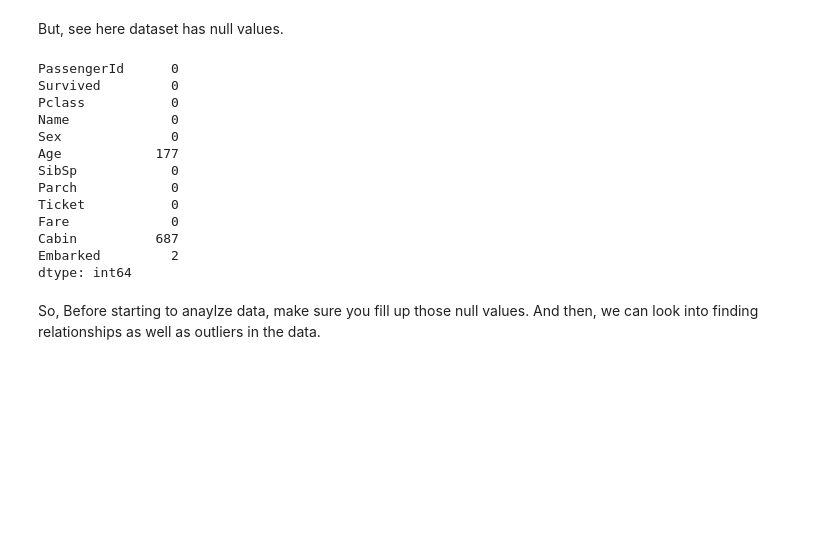
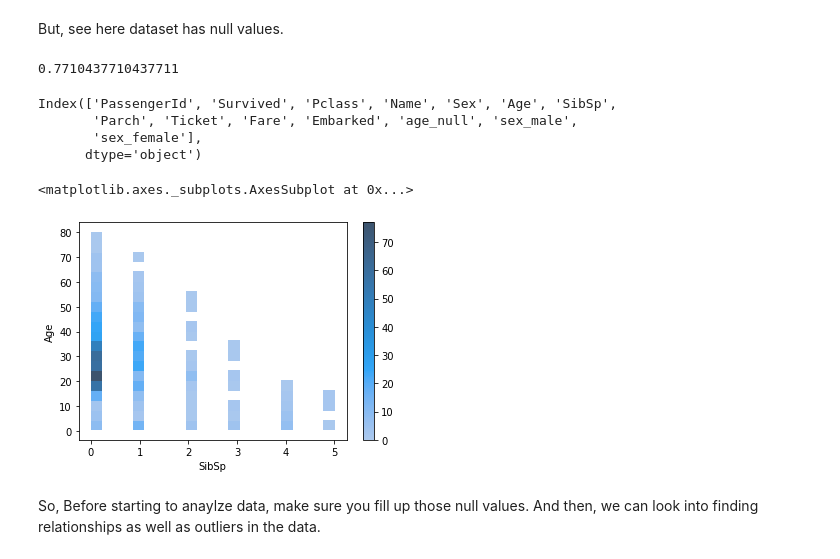
Before and after one commit to varunraj42/First_Repo, a Jupyter notebook: Feature_Engineering_MeanMedianDay_1.ipynb, the cells around one changed output. Saved outputs shown, nothing was run; the diff lists cells and outputs as text; code cells hidden in the pictures; blank space fills up the shorter version.

```diff
--- a/Feature_Engineering_MeanMedianDay_1.ipynb
+++ b/Feature_Engineering_MeanMedianDay_1.ipynb
@@ -39,22 +39,29 @@ Check the dataset, and firstly look for Categorical Variables(either in num or s
 If you've got Continuous or Linear Variables, then we can consider using seaborn to analyze the relationship between dependent Vs each independent feature using sns.pairplots. But, if you see the above data (Pclass,Sex,SibSp,Parch,Embarked and even Age are all of Categorical Varibale type) So, let's take peace with pairplots for now ;)
 # %% [markdown]
 But, see here dataset has null values.
-# %%
-titanic.isnull().sum()
-# %% [output]
-PassengerId      0
-Survived         0
-Pclass           0
-Name             0
-Sex              0
-Age            177
-SibSp            0
-Parch            0
-Ticket           0
-Fare             0
-Cabin          687
-Embarked         2
-dtype: int64
+# %%
+import numpy as np
+# titanic.isnull().sum()
+# sns.heatmap(titanic.isnull(), yticklabels=False, cbar=False, cmap='viridis')
+titanic['age_null'] = np.where(titanic['Age'].isnull(),1,0)
+titanic['cabin_null'] = np.where(titanic['Cabin'].isnull(),1,0)
+titanic['age_null'].mean()
+titanic['cabin_null'].mean()
+# %% [output]
+0.7710437710437711
+# %%
+# titanic=titanic.drop(['Cabin','cabin_null'], axis=1)
+print(titanic.columns)
+# %% [output]
+Index(['PassengerId', 'Survived', 'Pclass', 'Name', 'Sex', 'Age', 'SibSp',
+       'Parch', 'Ticket', 'Fare', 'Embarked', 'age_null', 'sex_male',
+       'sex_female'],
+      dtype='object')
+# %%
+sns.histplot(x=titanic['SibSp'], y=titanic['Age'], cbar=True, palette='rainbow')
+# %% [output]
+<matplotlib.axes._subplots.AxesSubplot at 0x...>
+[figure, added]
 # %% [markdown]
 So, Before starting to anaylze data, make sure you fill up those null values. And then, we can look into finding relationships as well as outliers in the data.
 # %%
```
Also changed, not shown: parts of 32 cells of this notebook.
